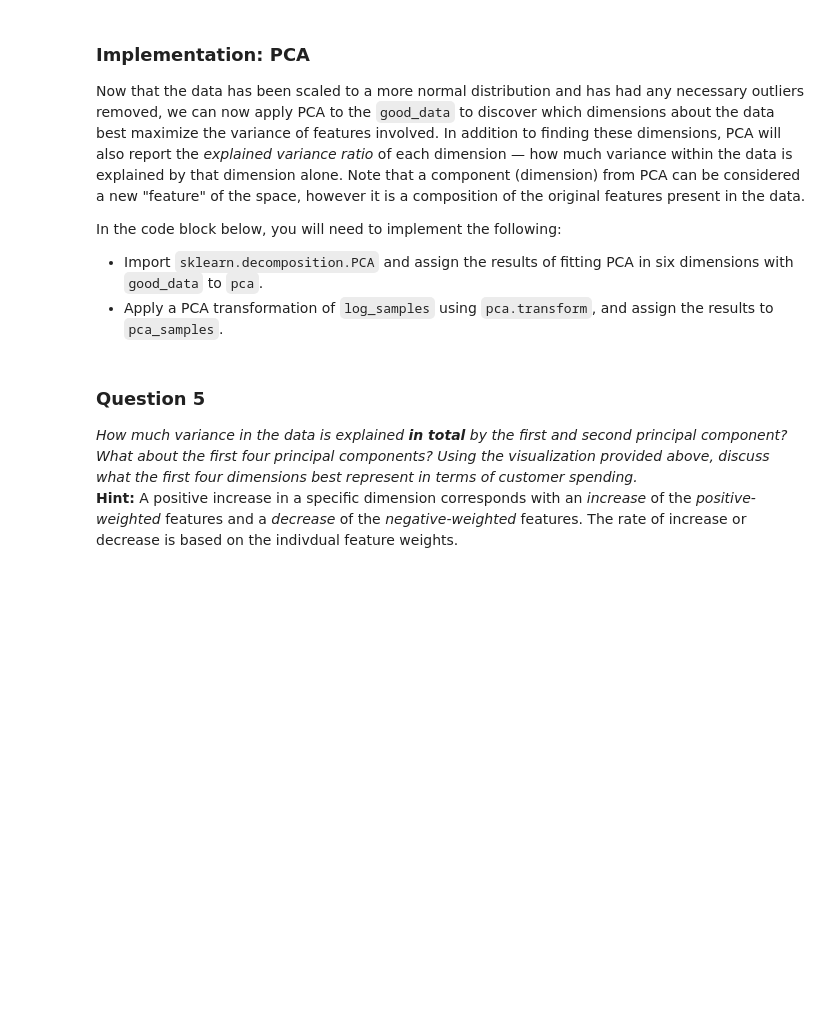
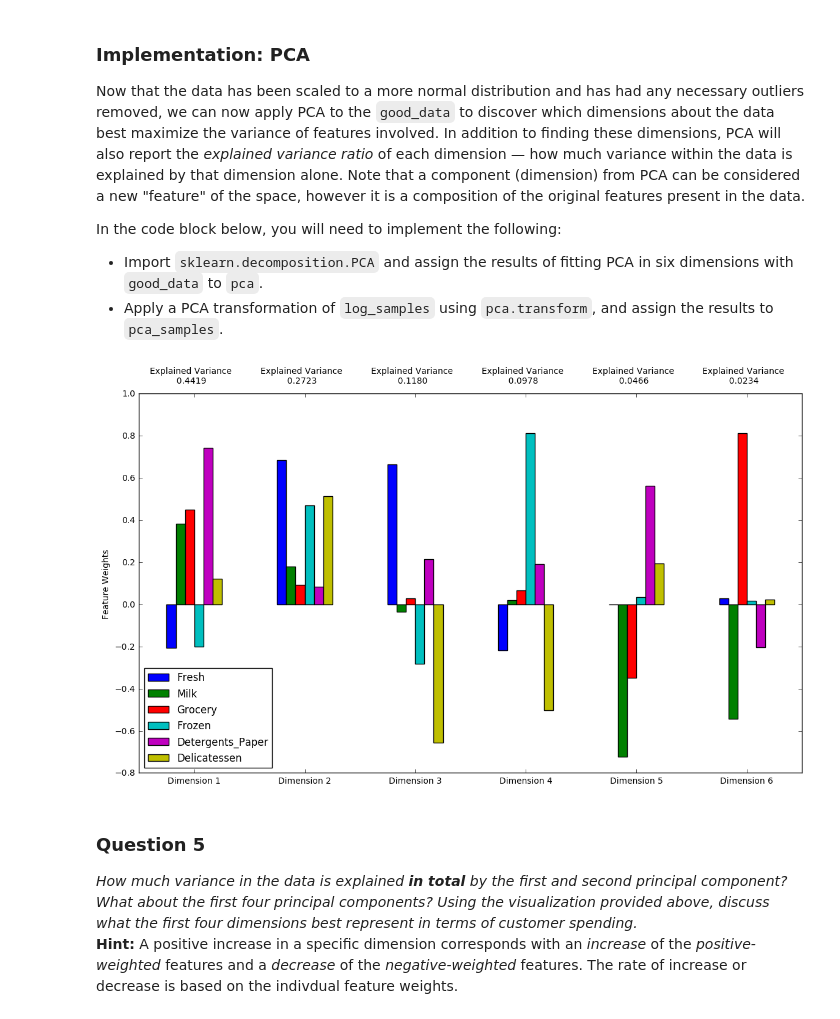
Before and after one commit to atDoyle/Udacity-Machine-Learning, a Jupyter notebook: customer_segments/customer_segments.ipynb, the cells around one changed output. Saved outputs shown, nothing was run; the diff lists cells and outputs as text; code cells hidden in the pictures; blank space fills up the shorter version.

```diff
--- a/customer_segments/customer_segments.ipynb
+++ b/customer_segments/customer_segments.ipynb
@@ -175,6 +175,9 @@ In the code block below, you will need to implement the following:
 **NOTE:** If you choose to remove any outliers, ensure that the sample data does not contain any of these points!
 Once you have performed this implementation, the dataset will be stored in the variable `good_data`.
 # %%
+#Dummy matrix to remove outliers
+a = log_data.copy()
+
 # For each feature find the data points with extreme high or low values
 for feature in log_data.keys():
 
@@ -190,14 +193,15 @@ for feature in log_data.keys():
     # Display the outliers
     print "Data points considered outliers for the feature '{}':".format(feature)
     display(log_data[feature][~((log_data[feature] >= Q1 - step) & (log_data[feature] <= Q3 + step))])
+    a[feature] = log_data[~((log_data[feature] >= Q1 - step) & (log_data[feature] <= Q3 + step))]
 
 # OPTIONAL: Select the indices for data points you wish to remove
 # Code to identify which indices in the outlier data contain values in at least 4 of the 6 categories
 count = 0
 outliers  = []
-for i in range(len(log_data)):
+for i in range(len(a)):
     for k in range(5):
-        if np.isfinite(log_data.loc[i][k]) == True:
+        if np.isfinite(a.loc[i][k]) == True:
             count = count + 1
         if count == 4:
             outliers.extend([i])
@@ -316,13 +320,17 @@ In the code block below, you will need to implement the following:
  - Apply a PCA transformation of `log_samples` using `pca.transform`, and assign the results to `pca_samples`.
 # %%
 # TODO: Apply PCA by fitting the good data with the same number of dimensions as features
-pca = None
+from sklearn.decomposition import PCA
+pca = PCA(n_components=len(good_data.keys()))
+pca.fit(good_data)
 
 # TODO: Transform log_samples using the PCA fit above
-pca_samples = None
+pca_samples = pca.transform(log_samples)
 
 # Generate PCA results plot
 pca_results = vs.pca_results(good_data, pca)
+# %% [output]
+[figure, added]
 # %% [markdown]
 ### Question 5
 *How much variance in the data is explained* ***in total*** *by the first and second principal component? What about the first four principal components? Using the visualization provided above, discuss what the first four dimensions best represent in terms of customer spending.*
```
Also changed, not shown: parts of 11 cells of this notebook.
